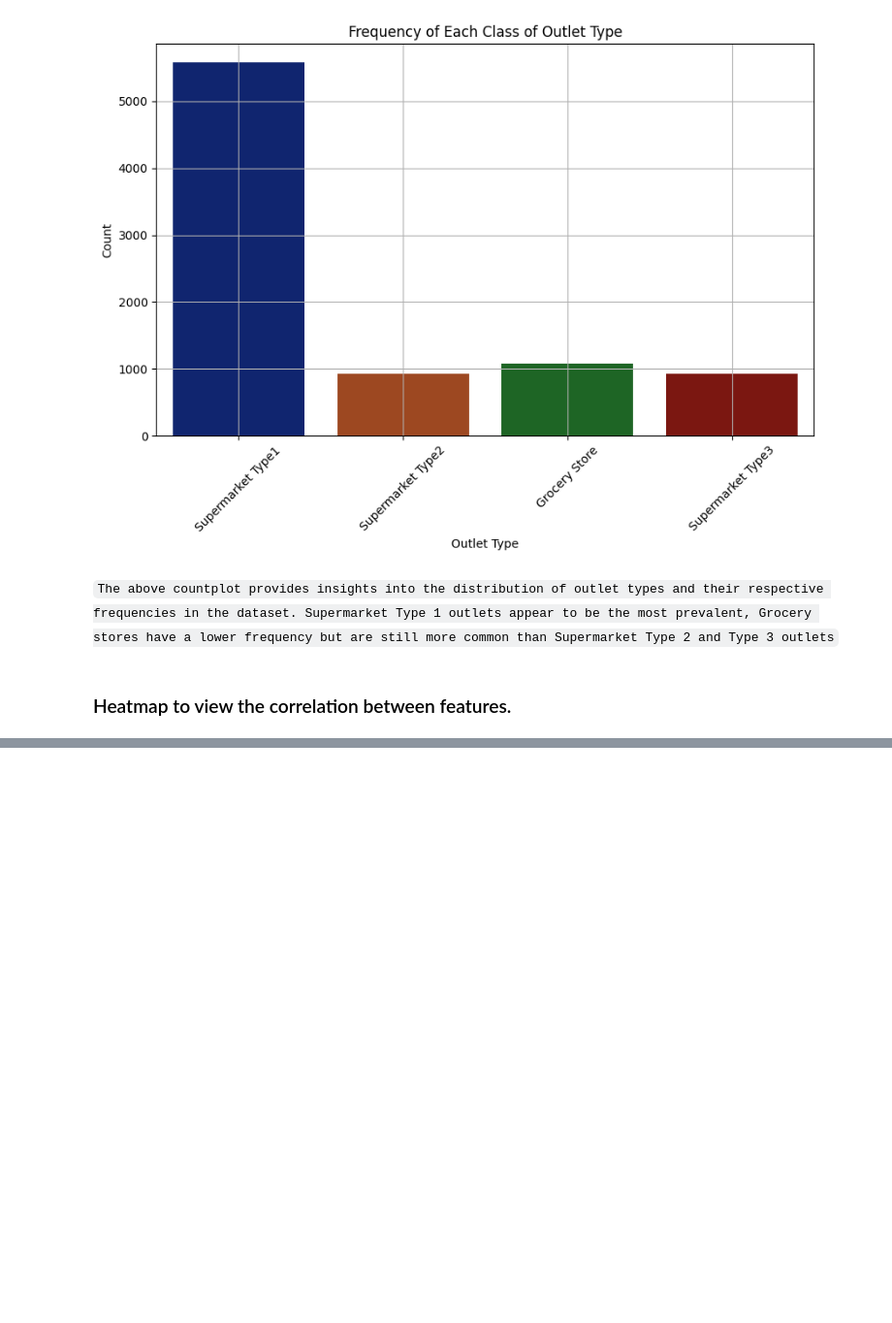
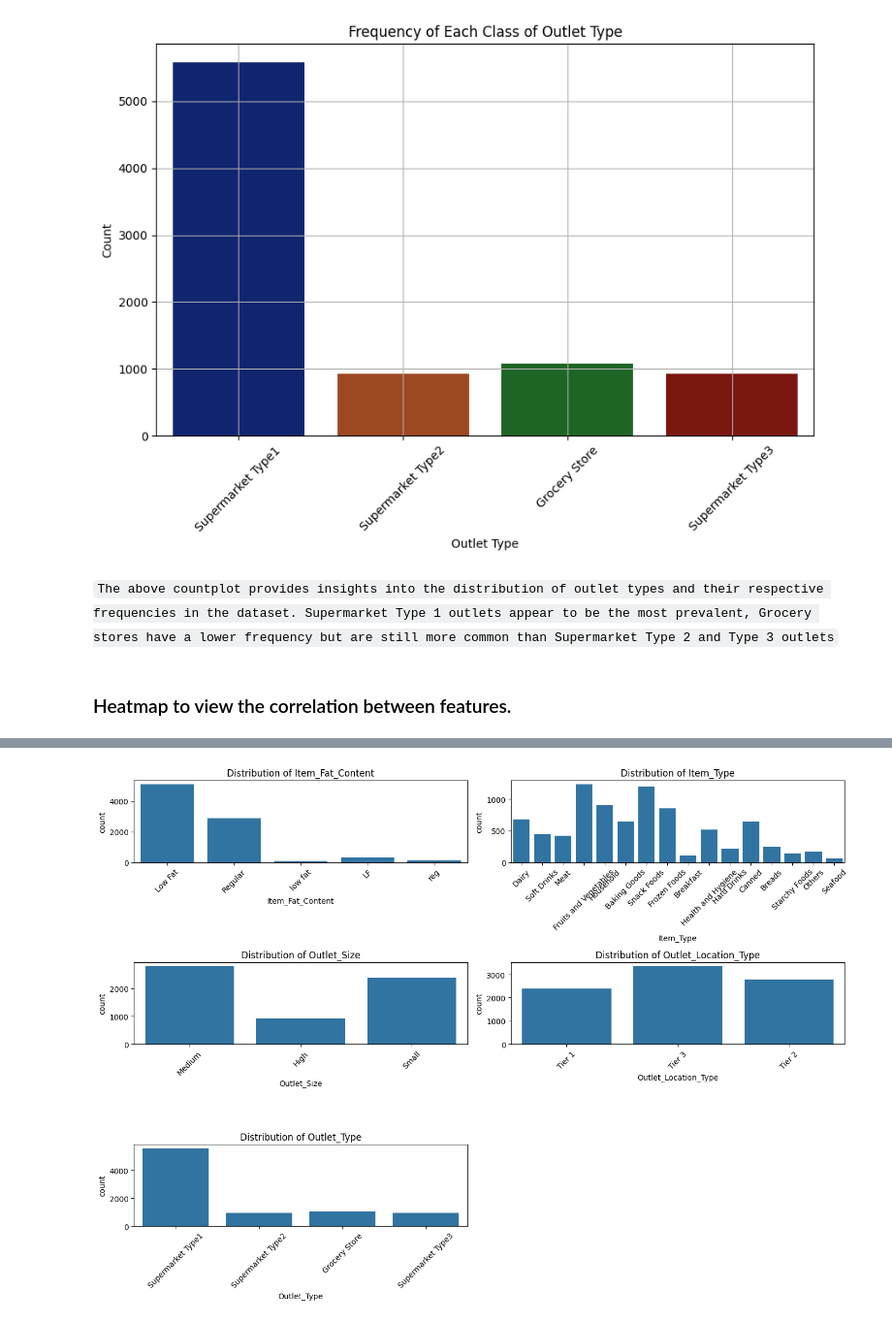
Before and after one commit to Mugishagentle/Prediction-of-Product-Sales, a Jupyter notebook: Prediction_of_Product_Sales_.ipynb, the cells around one changed output, grey strips where cells are left out. Shown at 97% size. Cells and saved outputs as stored; diff of their text form; code cells hidden in the pictures; blank space fills up the shorter version.

```diff
--- a/Prediction_of_Product_Sales_.ipynb
+++ b/Prediction_of_Product_Sales_.ipynb
@@ -253,0 +303,14 @@ plt.show()
+# %%
+# Remove the placeholders added in week 2 and replace them with null values
+# Save list of float column names
+float_columns = df.select_dtypes(include=['float']).columns.tolist()
+
+# Define the placeholder value
+placeholder_value = -999
+
+# Replace the placeholder values with null values using boolean indexing
+df[float_columns] = df[float_columns].where(df[float_columns] != placeholder_value, pd.NA)
+
+# Confirm no more nulls using Pandas
+null_counts_after_fill = df.isna().sum()
+null_counts_after_fill
@@ -253,0 +331,11 @@ plt.show()
+# %%
+#replace missing with null values
+# Save list of categorical column names
+categorical_columns = df.select_dtypes(include=['object']).columns.tolist()
+
+# Replace 'MISSING' values with null values
+df[categorical_columns] = df[categorical_columns].replace('MISSING', pd.NA)
+
+# Confirm no more nulls using Pandas
+null_counts_after_fill = df.isna().sum()
+null_counts_after_fill
@@ -253,0 +393,17 @@ plt.show()
+# %%
+# Create a univariate visualization showing the distribution of values/categories
+# Categorical features
+categorical_features = ['Item_Fat_Content', 'Item_Type', 'Outlet_Size', 'Outlet_Location_Type', 'Outlet_Type']
+
+# Plotting
+plt.figure(figsize=(14, 10))
+for i, feature in enumerate(categorical_features, 1):
+    plt.subplot(3, 2, i)
+    sns.countplot(data=df, x=feature)
+    plt.title(f'Distribution of {feature}')
+    plt.xticks(rotation=45)
+
+plt.tight_layout()
+plt.show()
+# %% [output]
+[figure, added]
```
Also changed, not shown: parts of 15 cells of this notebook.
